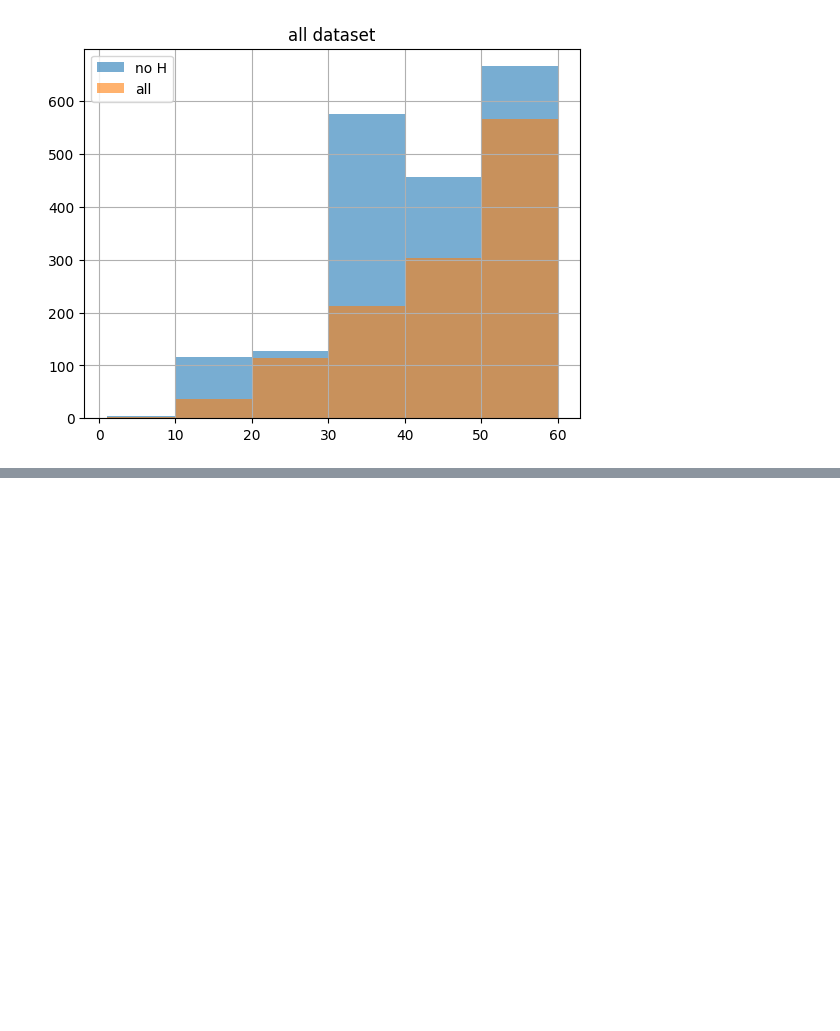
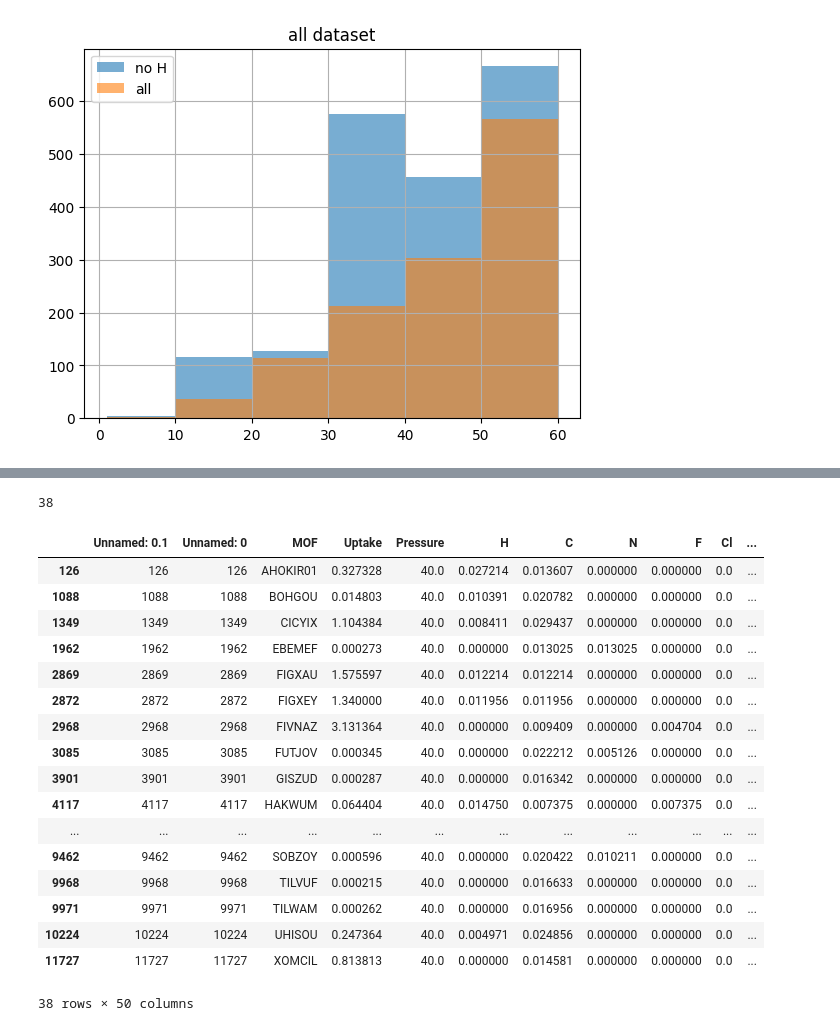
Before and after one commit to Sigma-Reply/CO2-Capture_QEK, a Jupyter notebook: test_readData.ipynb, the cells around one changed output, grey strips where cells are left out. Saved outputs shown, nothing was run; the diff lists cells and outputs as text; code cells hidden in the pictures; blank space fills up the shorter version.

```diff
--- a/test_readData.ipynb
+++ b/test_readData.ipynb
@@ -134,0 +214,25 @@ plt.show()
+# %%
+df3 = df2[df2["MOF"].isin(select_mof)]
+# %%
+print(len(df3))
+df3
+# %% [output]
+38
+|  | Unnamed: 0.1 | Unnamed: 0 | MOF | Uptake | Pressure | H | C | N | F | Cl | ... |
+| 126 | 126 | 126 | AHOKIR01 | 0.327328 | 40.0 | 0.027214 | 0.013607 | 0.000000 | 0.000000 | 0.0 | ... |
+| 1088 | 1088 | 1088 | BOHGOU | 0.014803 | 40.0 | 0.010391 | 0.020782 | 0.000000 | 0.000000 | 0.0 | ... |
+| 1349 | 1349 | 1349 | CICYIX | 1.104384 | 40.0 | 0.008411 | 0.029437 | 0.000000 | 0.000000 | 0.0 | ... |
+| 1962 | 1962 | 1962 | EBEMEF | 0.000273 | 40.0 | 0.000000 | 0.013025 | 0.013025 | 0.000000 | 0.0 | ... |
+| 2869 | 2869 | 2869 | FIGXAU | 1.575597 | 40.0 | 0.012214 | 0.012214 | 0.000000 | 0.000000 | 0.0 | ... |
+| 2872 | 2872 | 2872 | FIGXEY | 1.340000 | 40.0 | 0.011956 | 0.011956 | 0.000000 | 0.000000 | 0.0 | ... |
+| 2968 | 2968 | 2968 | FIVNAZ | 3.131364 | 40.0 | 0.000000 | 0.009409 | 0.000000 | 0.004704 | 0.0 | ... |
+| 3085 | 3085 | 3085 | FUTJOV | 0.000345 | 40.0 | 0.000000 | 0.022212 | 0.005126 | 0.000000 | 0.0 | ... |
+| 3901 | 3901 | 3901 | GISZUD | 0.000287 | 40.0 | 0.000000 | 0.016342 | 0.000000 | 0.000000 | 0.0 | ... |
+| 4117 | 4117 | 4117 | HAKWUM | 0.064404 | 40.0 | 0.014750 | 0.007375 | 0.000000 | 0.007375 | 0.0 | ... |
+| ... | ... | ... | ... | ... | ... | ... | ... | ... | ... | ... | ... |
+| 9462 | 9462 | 9462 | SOBZOY | 0.000596 | 40.0 | 0.000000 | 0.020422 | 0.010211 | 0.000000 | 0.0 | ... |
+| 9968 | 9968 | 9968 | TILVUF | 0.000215 | 40.0 | 0.000000 | 0.016633 | 0.000000 | 0.000000 | 0.0 | ... |
+| 9971 | 9971 | 9971 | TILWAM | 0.000262 | 40.0 | 0.000000 | 0.016956 | 0.000000 | 0.000000 | 0.0 | ... |
+| 10224 | 10224 | 10224 | UHISOU | 0.247364 | 40.0 | 0.004971 | 0.024856 | 0.000000 | 0.000000 | 0.0 | ... |
+| 11727 | 11727 | 11727 | XOMCIL | 0.813813 | 40.0 | 0.000000 | 0.014581 | 0.000000 | 0.000000 | 0.0 | ... |
+38 rows × 50 columns
```
Also changed, not shown: parts of 13 cells of this notebook, 2 other files.
